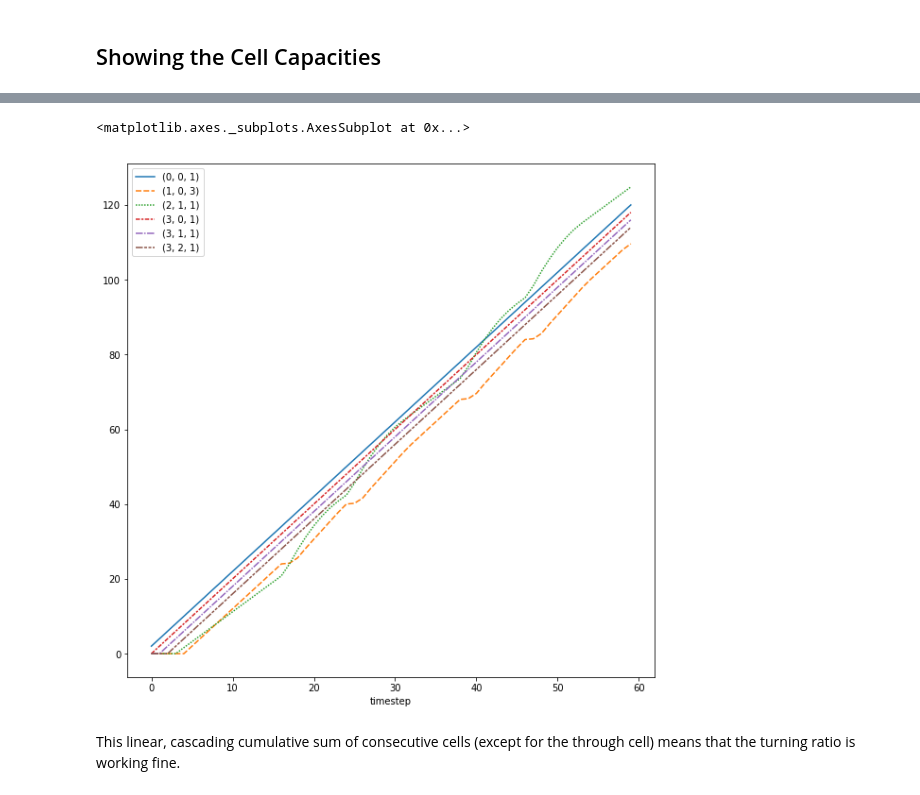
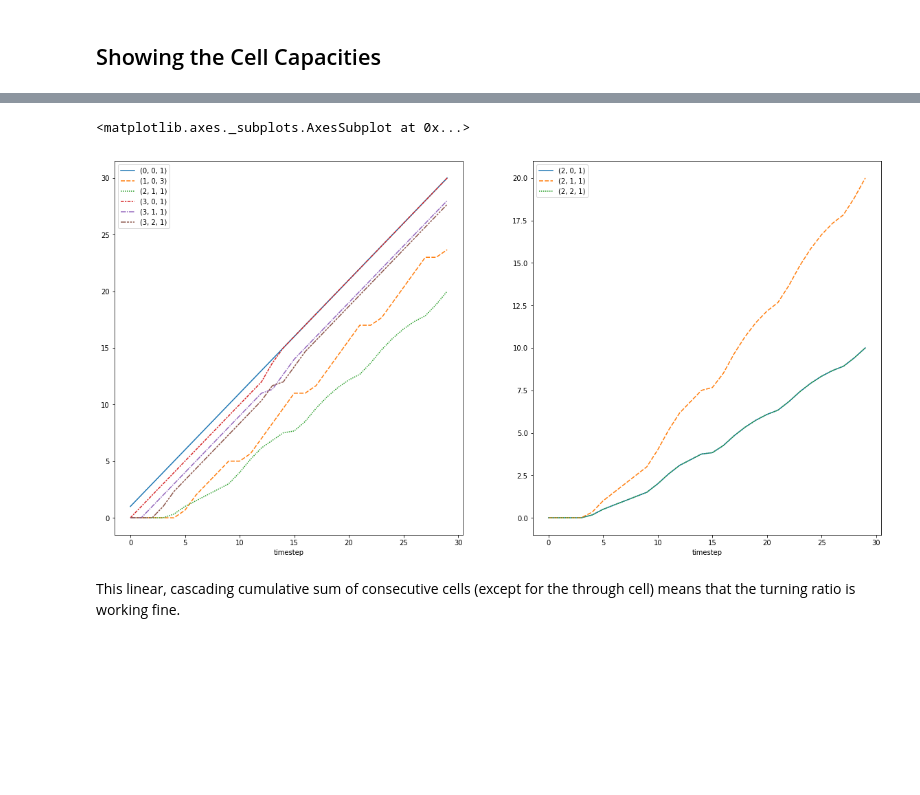
Before and after one commit to DEGABGED/linear_solver, a Jupyter notebook: CTM MILP (Delay, Constraints 1-5, CTMModels Module).ipynb, the cells around one changed output, grey strips where cells are left out. Cells and saved outputs as stored; diff of their text form; code cells hidden in the pictures; blank space fills up the shorter version.

```diff
--- a/CTM MILP (Delay, Constraints 1-5, CTMModels Module).ipynb
+++ b/CTM MILP (Delay, Constraints 1-5, CTMModels Module).ipynb
@@ -23,7 +24,7 @@ Timesteps : Running Time
 # %% [markdown]
 ## Using the Module
 # %%
-model = Constraint5Model(time_step=1, time_range=60, g_min=6, g_max=20, demand=1800)
+model = Constraint5Model(sat_flow_rate=600, demand=450)
 model.generate()
 # %%
 model._constraints.keys()
@@ -45,9 +66,12 @@ df_x_source = df_x[df_x.cell == (CELL_SOURCE,0,1)].sort_values(by='timestep')
 df_x_normal0 = df_x[df_x.cell == (CELL_NORMAL,0,1)].sort_values(by='timestep')
 df_x_normal1 = df_x[df_x.cell == (CELL_NORMAL,1,1)].sort_values(by='timestep')
 df_x_normal2 = df_x[df_x.cell == (CELL_NORMAL,2,1)].sort_values(by='timestep')
-df_x_left = df_x[df_x.cell == (CELL_MOVEMENT,THROUGH_TURN,1)].sort_values(by='timestep')
+df_x_left = df_x[df_x.cell == (CELL_MOVEMENT,LEFT_TURN,1)].sort_values(by='timestep')
+df_x_through = df_x[df_x.cell == (CELL_MOVEMENT,THROUGH_TURN,1)].sort_values(by='timestep')
+df_x_right = df_x[df_x.cell == (CELL_MOVEMENT,RIGHT_TURN,1)].sort_values(by='timestep')
 df_x_sink = df_x[df_x.cell == model.S[(CELL_MOVEMENT,THROUGH_TURN,1)][0]].sort_values(by='timestep')
 
-df_x_approach = df_x_source.append(df_x_normal1).append(df_x_normal2).append(df_x_normal0).append(df_x_left).append(df_x_sink)
+df_x_approach = df_x_source.append(df_x_normal1).append(df_x_normal2).append(df_x_normal0).append(df_x_through).append(df_x_sink)
+df_x_movement = df_x_left.append(df_x_through).append(df_x_right)
 df_x_approach = df_x_approach.pivot(index='timestep', columns='cell', values='volume')
-df_x_approach
+df_x_movement = df_x_movement.pivot(index='timestep', columns='cell', values='volume')
@@ -73,9 +78,10 @@ df_x_approach
 # %%
-_, ax = plt.subplots(figsize=(10,10))
-sns.lineplot(data=df_x_approach.cumsum())
+_, axs = plt.subplots(1,2,figsize=(20,10))
+sns.lineplot(data=df_x_approach.cumsum(), ax=axs[0])
+sns.lineplot(data=df_x_movement.cumsum(), ax=axs[1])
 # %% [output]
 <matplotlib.axes._subplots.AxesSubplot at 0x...>
-[figure, old version]
+[figure, new version]
 # %% [markdown]
 This linear, cascading cumulative sum of consecutive cells (except for the through cell) means that the turning ratio is working fine.
 # %%
```
Also changed, not shown: parts of 7 cells of this notebook, 4 other files.
